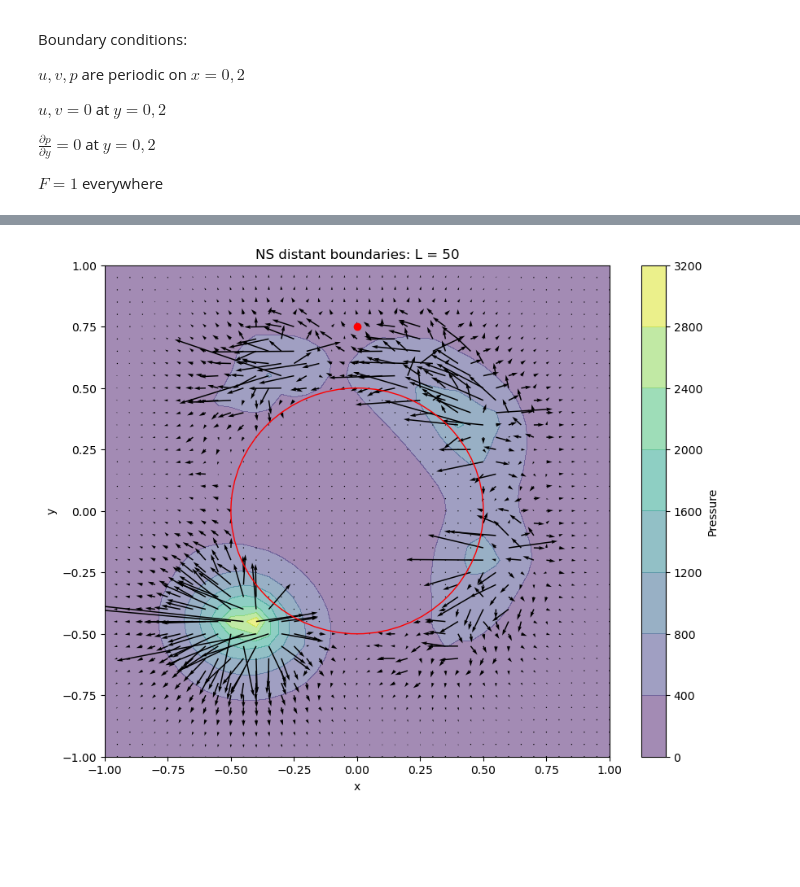
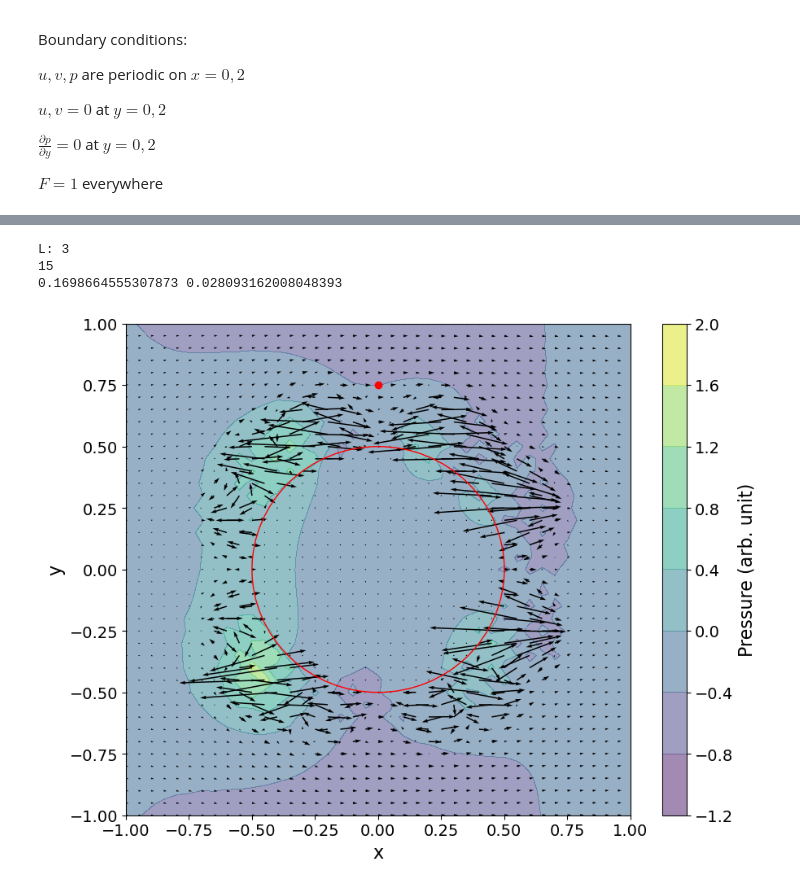
Before and after one commit to liviakong/PHYS-4410, a Jupyter notebook: Skill/Skill Navier-Stokes effects of distant boundaries.ipynb, the cells around one changed output, grey strips where cells are left out. Saved outputs shown, nothing was run; the diff lists cells and outputs as text; code cells hidden in the pictures; blank space fills up the shorter version.

Commit message:
finalized plots

```diff
--- a/Skill/Skill Navier-Stokes effects of distant boundaries.ipynb
+++ b/Skill/Skill Navier-Stokes effects of distant boundaries.ipynb
@@ -123,7 +123,7 @@ nit = 50
 dt = .01
 
 ##physical variables
-c = 1
+c = 0.01
 rho = 1
 nu = .1
 F = 1
@@ -209,8 +209,8 @@ def cavity_flow(L, dx, dy):
         v[-1, :] = 0
 
         #Left and right wall BCs: u = 1, v = 0 --> u = 0.01, v = 0
-        u[:,0] = .01
-        u[:,-1] = .01
+        u[:,0] = c
+        u[:,-1] = c
         v[:,0] = 0
         v[:,-1] = 0
 
@@ -241,28 +278,52 @@ print(np.mean(u[y_ind-1:y_ind+1,x_ind-1:x_ind+1]),np.mean(v[y_ind-1:y_ind+1,x_in
 # %%
+dx = 0.05
+dy = 0.05
+L = 3
+#L_lt = [2,3,5,9,16,28,50]
+
+## finding solutions
+print("L: "+str(L))
+u, v, p, stepcount, X, Y, nx, ny, x, y = cavity_flow(L, dx, dy)
+print(stepcount)
+#print(u,v)
+#print(y,x)
+y_ind = np.where(y == 0.75)[0][0]
+x_ind = np.where(x == 0)[0][0]
+#print(y_ind,x_ind)
+print(np.mean(u[y_ind-1:y_ind+1,x_ind-1:x_ind+1]),np.mean(v[y_ind-1:y_ind+1,x_ind-1:x_ind+1]))
+
+
+## plotting
 X_win = X[window(X)[0]:window(X)[1],window(X)[0]:window(X)[1]]
 Y_win = Y[window(Y)[0]:window(Y)[1],window(X)[0]:window(X)[1]]
 p_win = p[window(p)[0]:window(p)[1],window(X)[0]:window(X)[1]]
 u_win = u[window(u)[0]:window(u)[1],window(X)[0]:window(X)[1]]
 v_win = v[window(v)[0]:window(v)[1],window(X)[0]:window(X)[1]]
 
 fig, ax = pyplot.subplots(figsize = (10,8), dpi=100)
 
 pyplot.contourf(X_win, Y_win, p_win, alpha=0.5, cmap=cm.viridis);
 #pyplot.contourf(X, Y, p, alpha=0.5, cmap=cm.viridis)
-pyplot.colorbar(label='Pressure');
+cbar = pyplot.colorbar();
+cbar.set_label(label='Pressure (arb. unit)',size=16)
+cbar.ax.tick_params(labelsize=14);
 
 #pyplot.quiver(X_win[::3, ::3], Y_win[::3, ::3], u_win[::3, ::3], v_win[::3, ::3]);
 pyplot.quiver(X_win,Y_win,u_win,v_win)
 #pyplot.quiver(X[::3, ::3],Y[::3, ::3],u[::3, ::3],v[::3, ::3])
 #pyplot.quiver(X[::10, ::10],Y[::10, ::10],u[::10, ::10],v[::10, ::10])
 #pyplot.quiver(X,Y,u,v)
 
 pyplot.plot(0,0.75,'ro');
 circle = pyplot.Circle((0,0),0.5,color='red',fill=False);
 ax.add_patch(circle);
 
-pyplot.xlabel('x');
-pyplot.ylabel('y');
-pyplot.title('NS distant boundaries: L = '+f'{L}');
+pyplot.xlabel('x',fontsize=16);
+pyplot.ylabel('y',fontsize=16);
+#pyplot.title('NS distant boundaries: L = '+f'{L}');
+ax.tick_params(labelsize=14);
 # %% [output]
+L: 3
+15
+0.1698664555307873 0.028093162008048393
-[figure, old version]
+[figure, new version]
```
Also changed, not shown: parts of 16 cells of this notebook.
